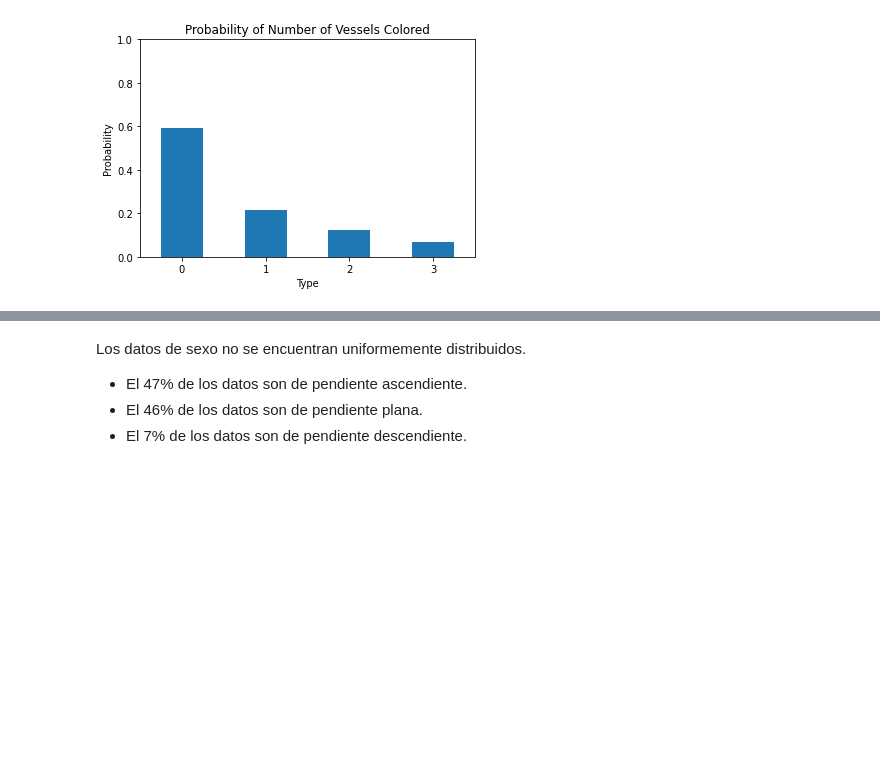
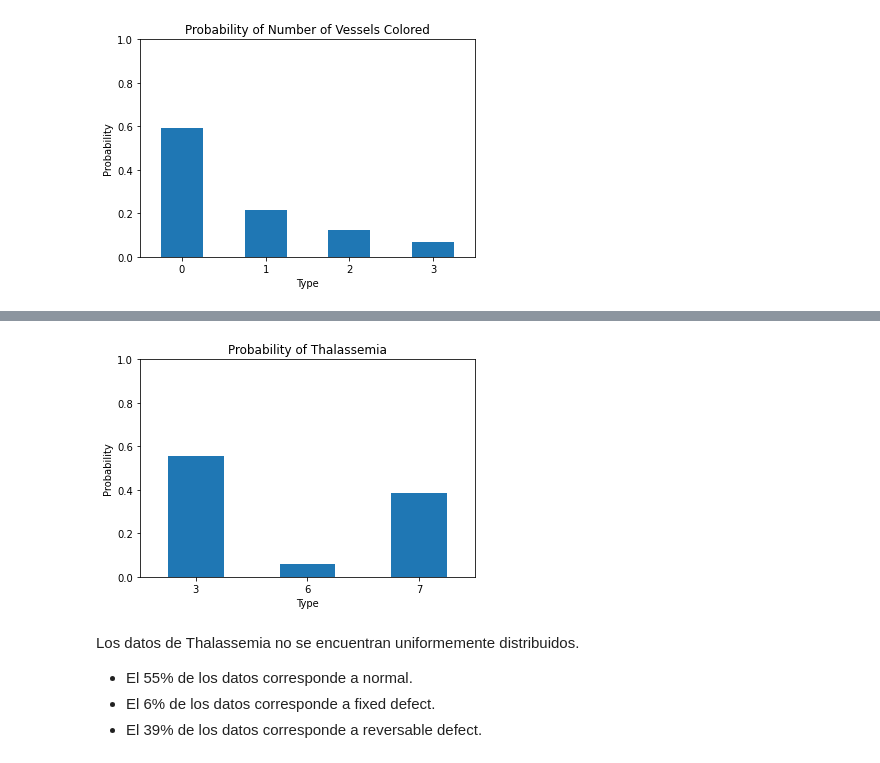
Before and after one commit to AnaliticaComputacional-2023-10/Proyecto1, a Jupyter notebook: Proyecto1.ipynb, the cells around one changed output, grey strips where cells are left out. Saved outputs shown, nothing was run; the diff lists cells and outputs as text; code cells hidden in the pictures; blank space fills up the shorter version.

```diff
--- a/Proyecto1.ipynb
+++ b/Proyecto1.ipynb
@@ -883,6 +949,14 @@ plt.show()
+# %%
+ax = bar['prob'].plot.bar(rot=0, ylim=[0, 1], legend=False)
+ax.set_title('Probability of Thalassemia')
+ax.set_xlabel('Type')
+ax.set_ylabel('Probability')
+plt.show()
+# %% [output]
+[figure, added]
 # %% [markdown]
-Los datos de sexo no se encuentran uniformemente distribuidos.
+Los datos de Thalassemia no se encuentran uniformemente distribuidos.
 
-- El 47% de los datos son de pendiente ascendiente.
-- El 46% de los datos son de pendiente plana.
-- El 7% de los datos son de pendiente descendiente.
+- El 55% de los datos corresponde a normal.
+- El 6% de los datos corresponde a fixed defect.
+- El 39% de los datos corresponde a reversable defect.
```
Also changed, not shown: parts of 26 cells of this notebook.
